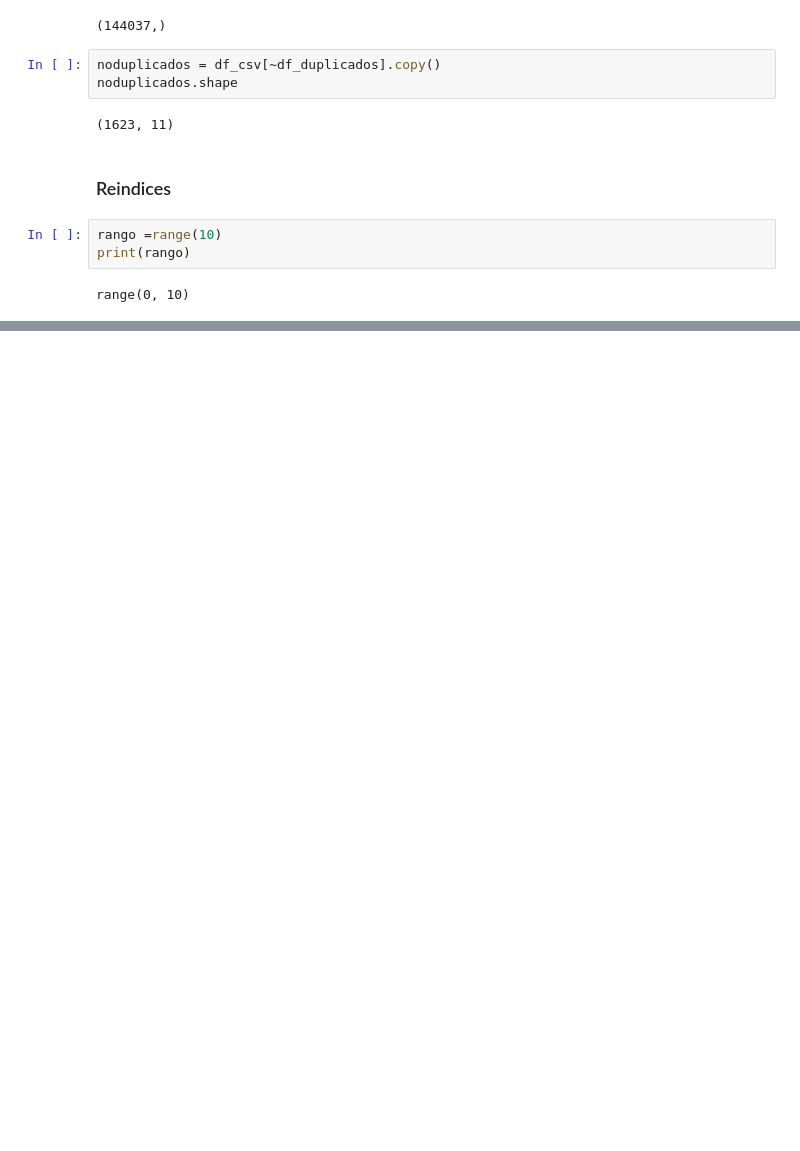
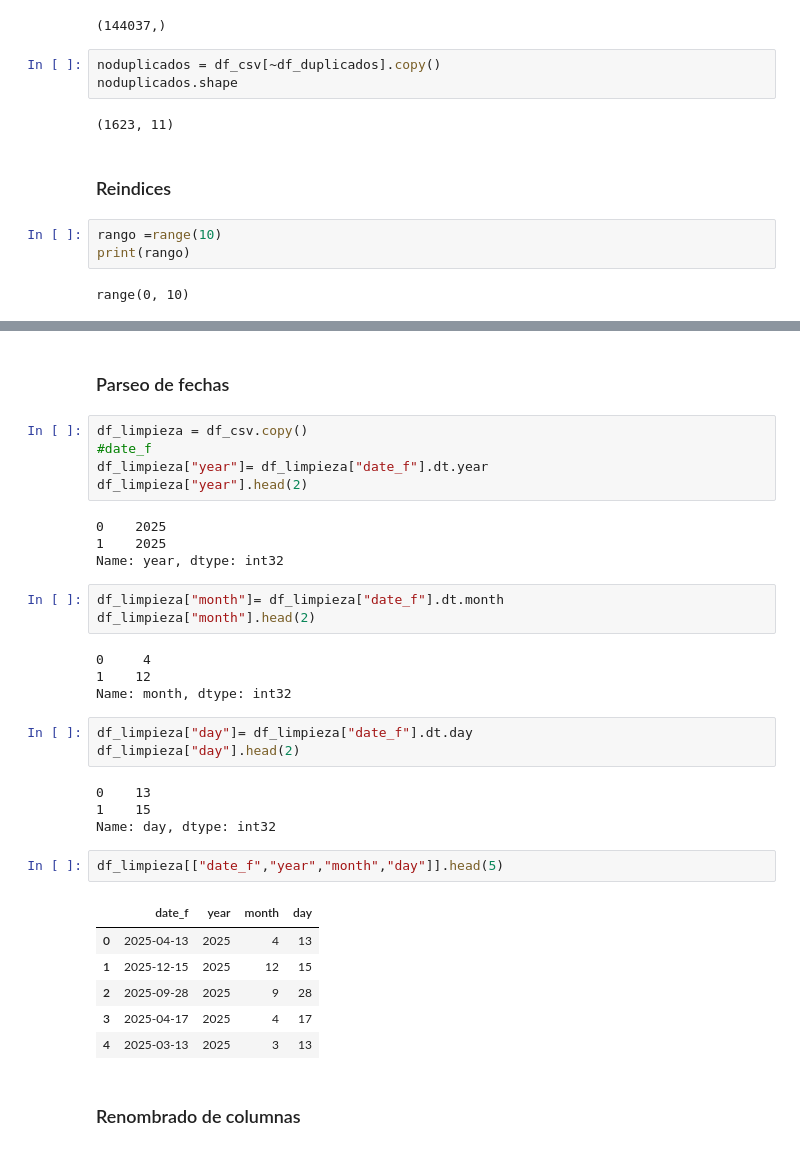
Before and after one commit to Lenis0207/PAD_2025_IIB1, a Jupyter notebook: src/clases_ad/clase_5678_pandas.ipynb, the cells around one changed output, grey strips where cells are left out. Cells and saved outputs as stored; diff of their text form; blank space fills up the shorter version.

```diff
--- a/src/clases_ad/clase_5678_pandas.ipynb
+++ b/src/clases_ad/clase_5678_pandas.ipynb
@@ -390,0 +510,36 @@ range(0, 10)
+# %% [markdown]
+### Parseo de fechas
+# %%
+df_limpieza = df_csv.copy()
+#date_f
+df_limpieza["year"]= df_limpieza["date_f"].dt.year
+df_limpieza["year"].head(2)
+# %% [output]
+0    2025
+1    2025
+Name: year, dtype: int32
+# %%
+df_limpieza["month"]= df_limpieza["date_f"].dt.month
+df_limpieza["month"].head(2)
+# %% [output]
+0     4
+1    12
+Name: month, dtype: int32
+# %%
+df_limpieza["day"]= df_limpieza["date_f"].dt.day
+df_limpieza["day"].head(2)
+# %% [output]
+0    13
+1    15
+Name: day, dtype: int32
+# %%
+df_limpieza[["date_f","year","month","day"]].head(5)
+# %% [output]
+|  | date_f | year | month | day |
+| 0 | 2025-04-13 | 2025 | 4 | 13 |
+| 1 | 2025-12-15 | 2025 | 12 | 15 |
+| 2 | 2025-09-28 | 2025 | 9 | 28 |
+| 3 | 2025-04-17 | 2025 | 4 | 17 |
+| 4 | 2025-03-13 | 2025 | 3 | 13 |
+# %% [markdown]
+### Renombrado de columnas
```
Also changed, not shown: parts of 26 cells of this notebook, 2 other files.
